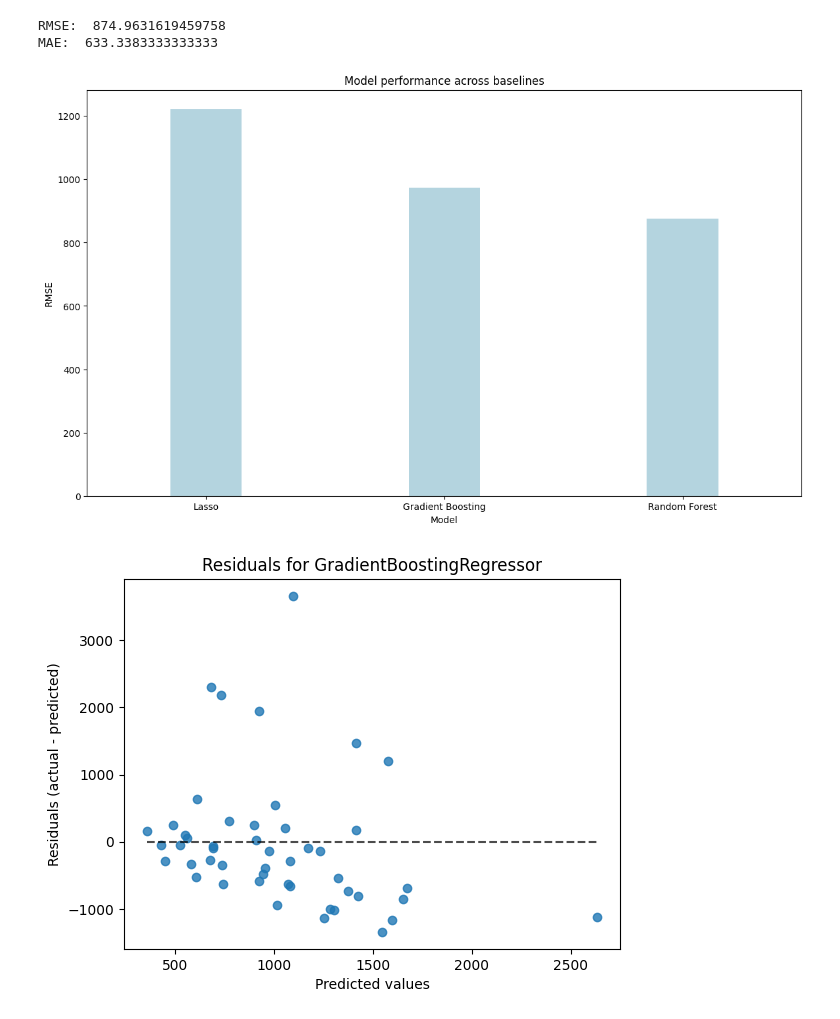
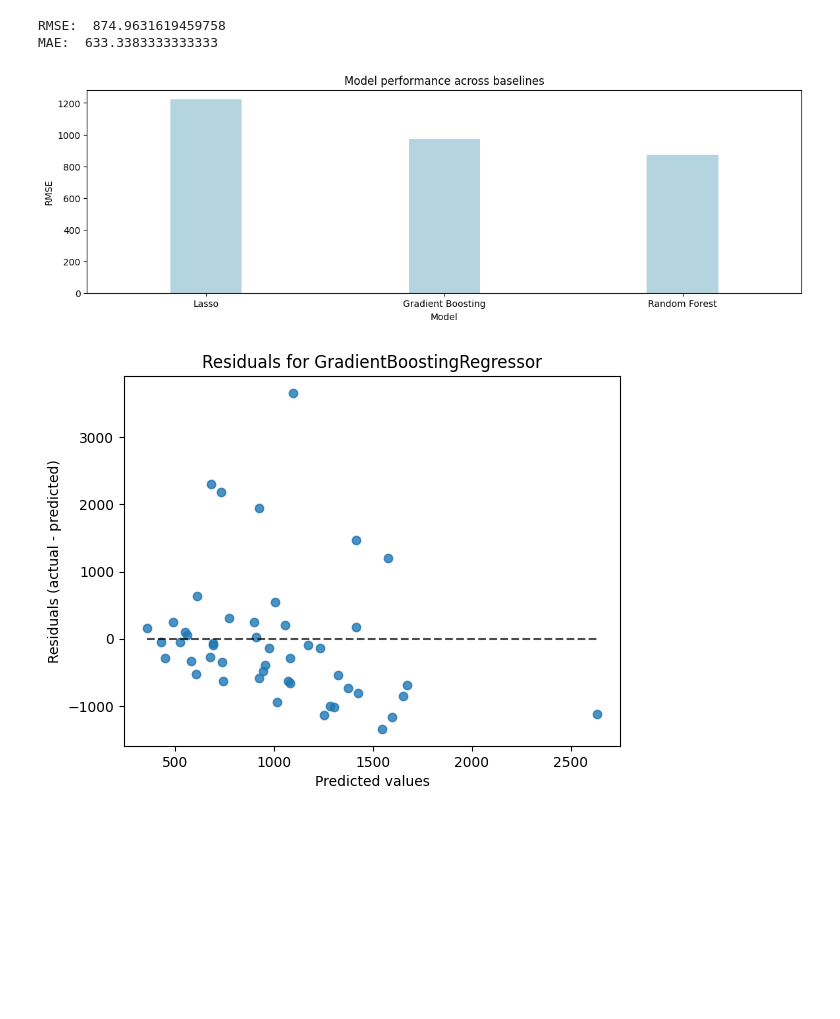
Before and after one commit to SppEric/sweem, a Jupyter notebook: baseline.ipynb, the cells around one changed output. Cells and saved outputs as stored; diff of their text form; code cells hidden in the pictures; blank space fills up the shorter version.

Commit message:
resized baseline plot

```diff
--- a/baseline.ipynb
+++ b/baseline.ipynb
@@ -127,15 +127,15 @@ sem = stats.sem(scores)
 print(f"Mean RMSE with 95% CI: {np.mean(scores):.3f} ± {sem * 1.96:.3f}")
 # %%
 # Test out random noise
-plt.figure(figsize=(14, 8))
+plt.figure(figsize=(14, 4))
 sns.barplot(x=["Lasso", "Gradient Boosting", "Random Forest"], y=[1221.1997312374897, 973.7958962915109, 874.9631619459758],color="lightblue", width=0.3)
 plt.xlabel('Model')
 plt.ylabel('RMSE')
 plt.title('Model performance across baselines')
 plt.rcParams['savefig.dpi']=300
 plt.savefig("baselines.png")
 # %% [output]
-[figure, old version]
+[figure, new version]
 # %%
 from sklearn.metrics import PredictionErrorDisplay
 display = PredictionErrorDisplay(y_true = test_labels, y_pred=y_pred)
```
Also changed, not shown: 1 other file.
